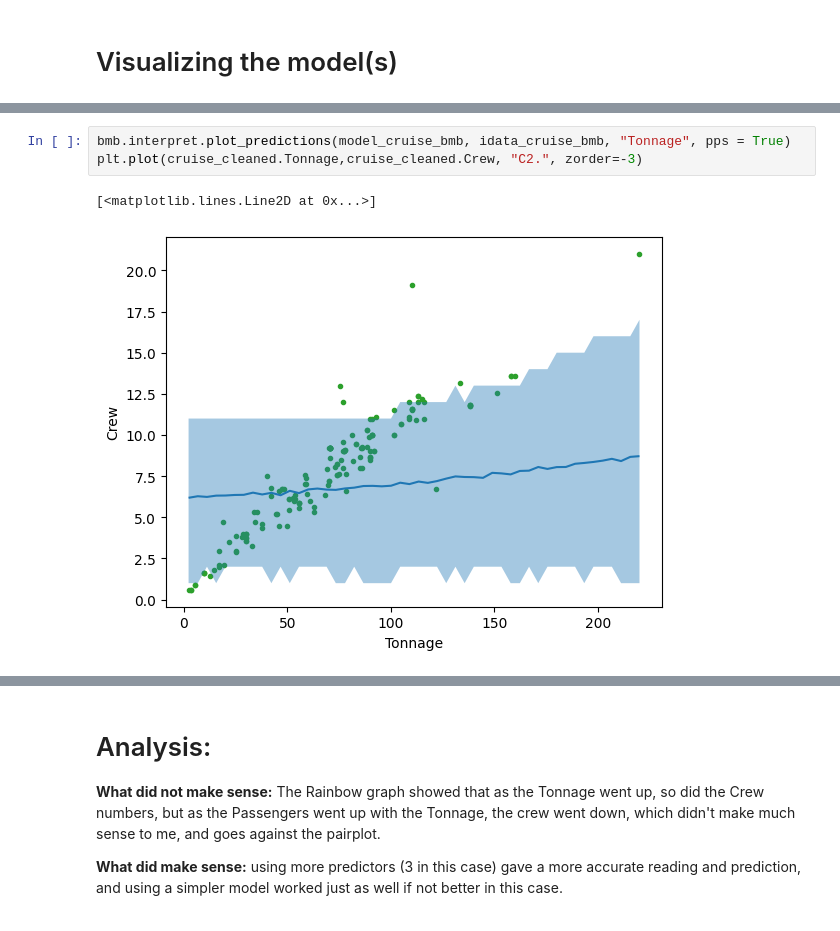
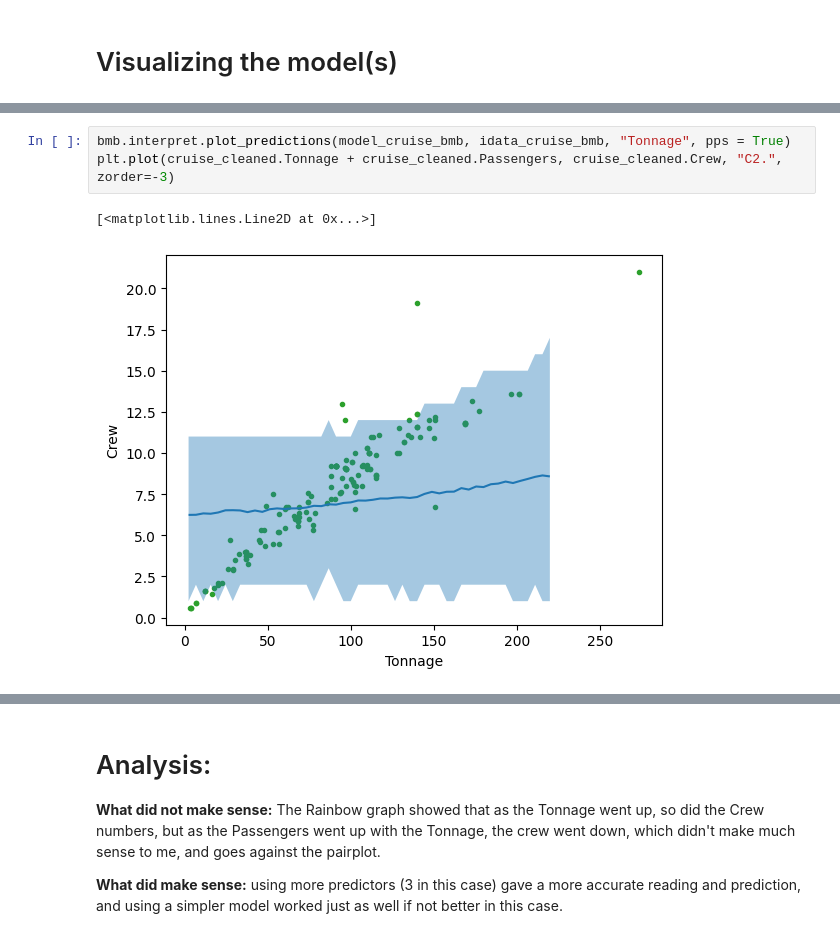
Before and after one commit to zoetice/data-science, a Jupyter notebook: Zoe_TiceU6proj.ipynb, the cells around one changed output, grey strips where cells are left out. Saved outputs shown, nothing was run; the diff lists cells and outputs as text.

```diff
--- a/Zoe_TiceU6proj.ipynb
+++ b/Zoe_TiceU6proj.ipynb
@@ -222,6 +154,6 @@ bmb.interpret.plot_predictions(model_cruise_bmb, idata_cruise_bmb, ["Tonnage", "
 # %%
 bmb.interpret.plot_predictions(model_cruise_bmb, idata_cruise_bmb, "Tonnage", pps = True)
-plt.plot(cruise_cleaned.Tonnage,cruise_cleaned.Crew, "C2.", zorder=-3)
+plt.plot(cruise_cleaned.Tonnage + cruise_cleaned.Passengers, cruise_cleaned.Crew, "C2.", zorder=-3)
 # %% [output]
 [<matplotlib.lines.Line2D at 0x...>]
-[figure, old version]
+[figure, new version]
```
Also changed, not shown: parts of 15 cells of this notebook.
